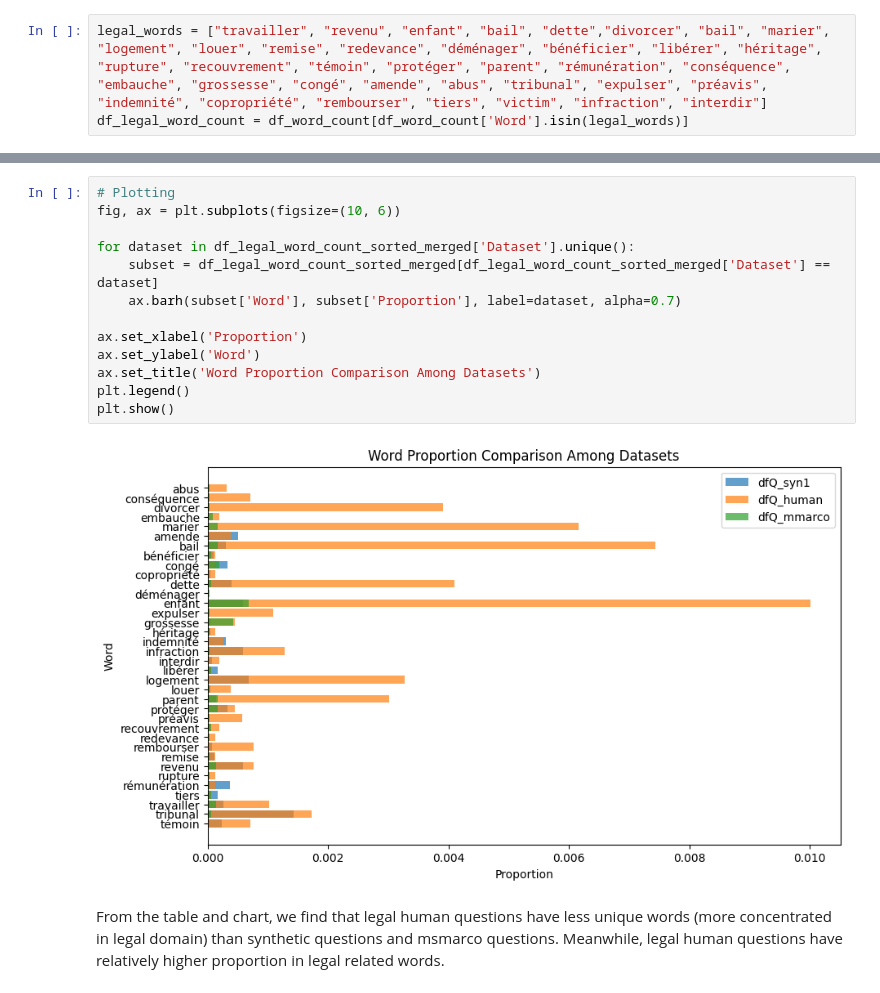
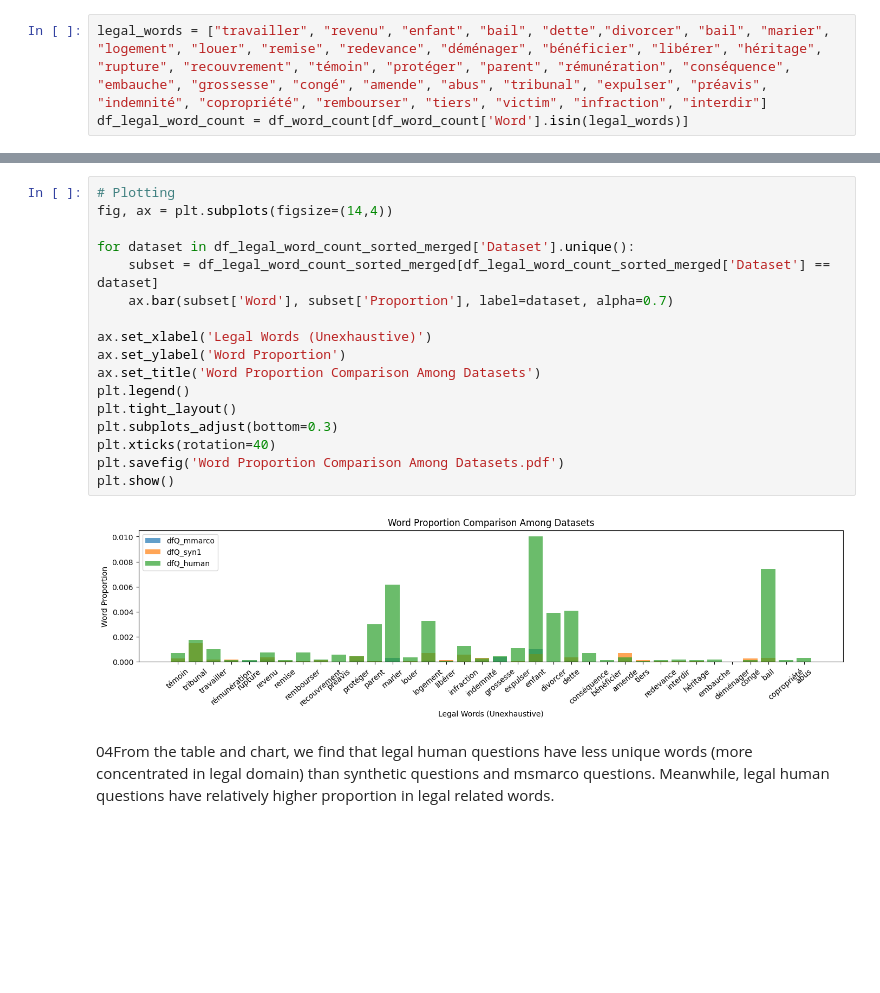
Before and after one commit to ymurong/Synthetic_Data_in_Legal_Retrieval, a Jupyter notebook: scripts/eda/Exploratory_Data_Analysis(Before_Experimentation).ipynb, the cells around one changed output, grey strips where cells are left out. Saved outputs shown, nothing was run; the diff lists cells and outputs as text; blank space fills up the shorter version.

```diff
--- a/scripts/eda/Exploratory_Data_Analysis(Before_Experimentation).ipynb
+++ b/scripts/eda/Exploratory_Data_Analysis(Before_Experimentation).ipynb
@@ -710,17 +718,21 @@ df_legal_word_count_sorted_merged
 # %%
 # Plotting
-fig, ax = plt.subplots(figsize=(10, 6))
+fig, ax = plt.subplots(figsize=(14,4))
 
 for dataset in df_legal_word_count_sorted_merged['Dataset'].unique():
     subset = df_legal_word_count_sorted_merged[df_legal_word_count_sorted_merged['Dataset'] == dataset]
-    ax.barh(subset['Word'], subset['Proportion'], label=dataset, alpha=0.7)
+    ax.bar(subset['Word'], subset['Proportion'], label=dataset, alpha=0.7)
 
-ax.set_xlabel('Proportion')
-ax.set_ylabel('Word')
+ax.set_xlabel('Legal Words (Unexhaustive)')
+ax.set_ylabel('Word Proportion')
 ax.set_title('Word Proportion Comparison Among Datasets')
 plt.legend()
+plt.tight_layout()
+plt.subplots_adjust(bottom=0.3)
+plt.xticks(rotation=40)
+plt.savefig('Word Proportion Comparison Among Datasets.pdf')
 plt.show()
 # %% [output]
-[figure, old version]
+[figure, new version]
 # %% [markdown]
-From the table and chart, we find that legal human questions have less unique words (more concentrated in legal domain) than synthetic questions and msmarco questions. Meanwhile, legal human questions have relatively higher proportion in legal related words.
+04From the table and chart, we find that legal human questions have less unique words (more concentrated in legal domain) than synthetic questions and msmarco questions. Meanwhile, legal human questions have relatively higher proportion in legal related words.
```
Also changed, not shown: parts of 12 cells of this notebook, 18 other files.
